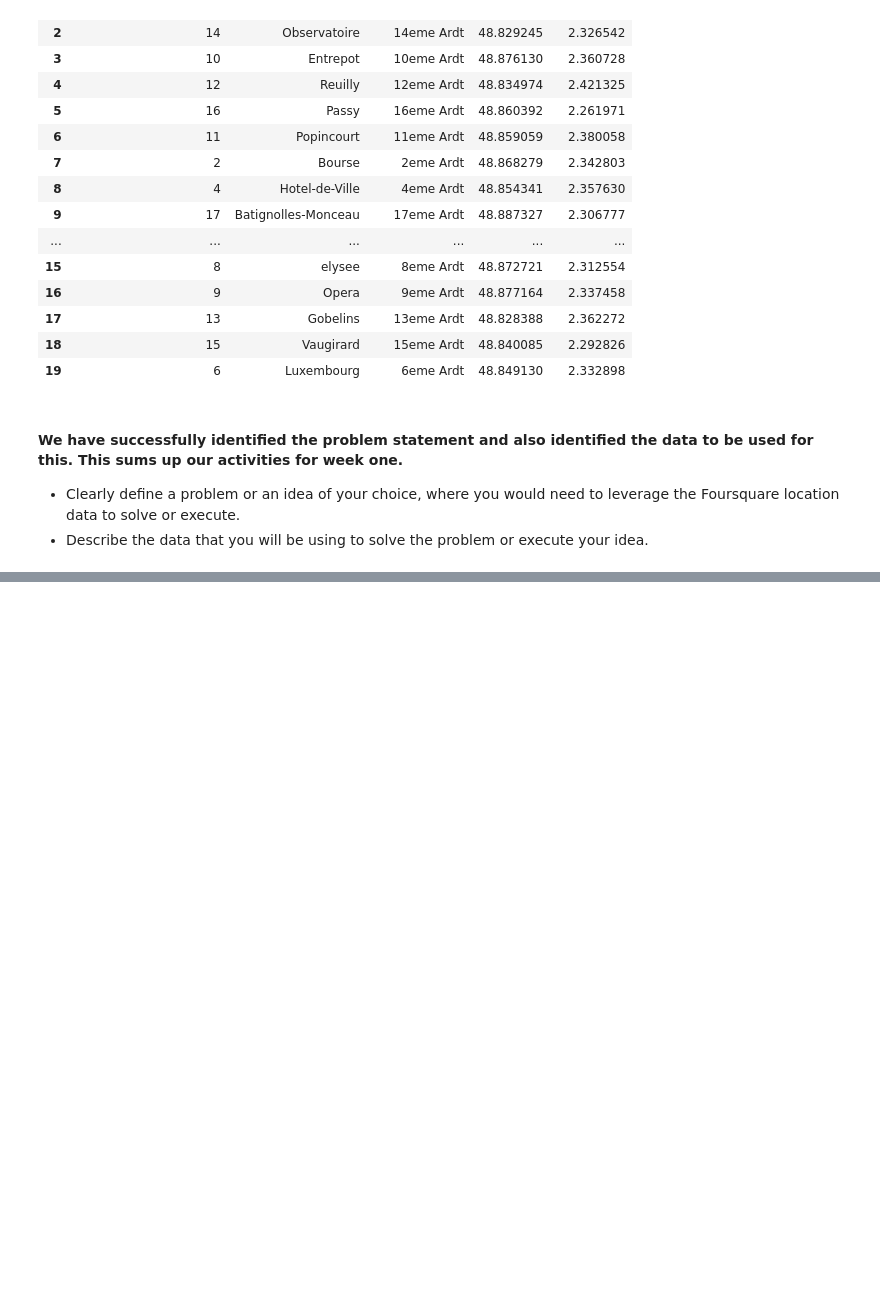
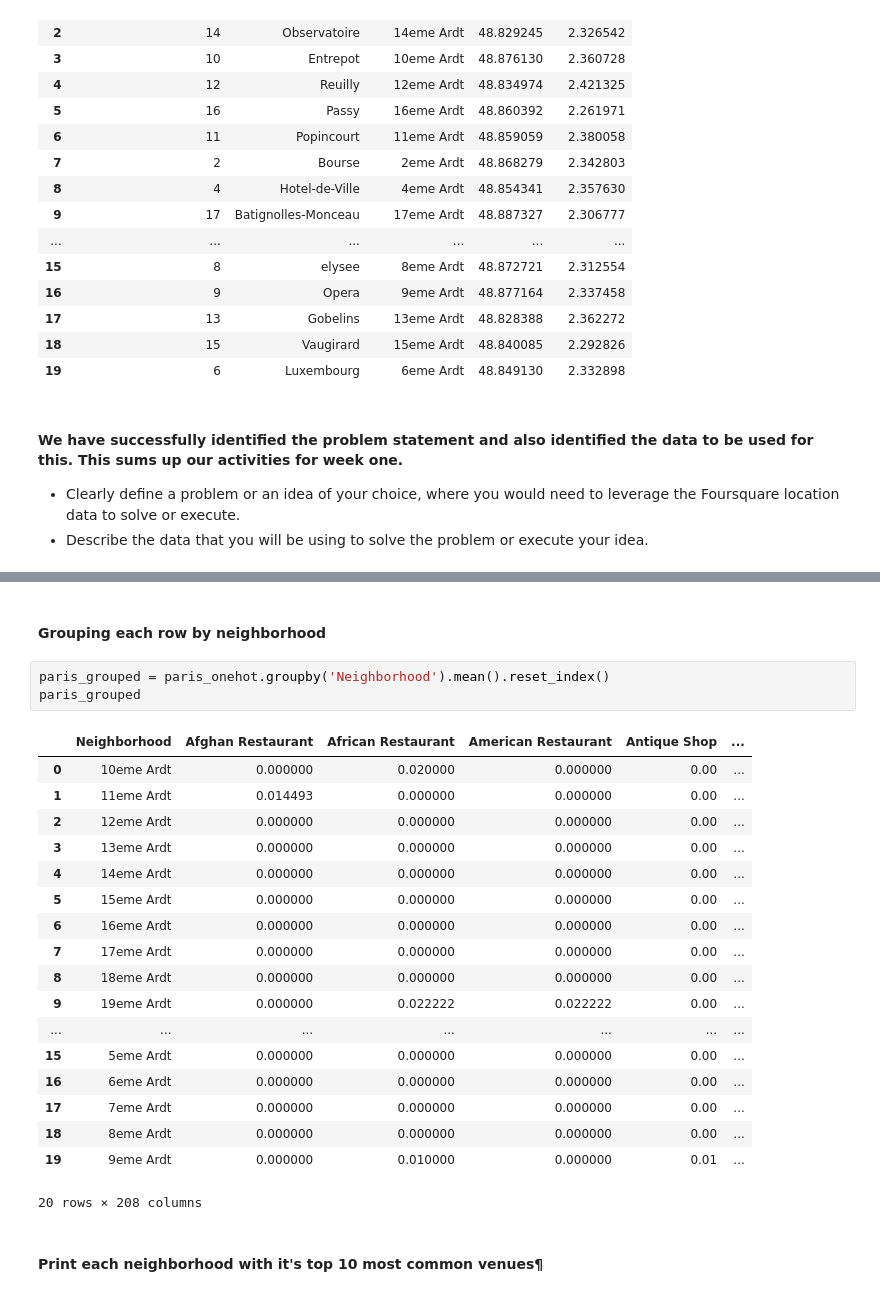
Before and after one commit to olaniyisinet/Coursera_Capstone, a Jupyter notebook: Capstone Project-Battle of Neighborhoods.ipynb, the cells around one changed output, grey strips where cells are left out. Saved outputs shown, nothing was run; the diff lists cells and outputs as text; blank space fills up the shorter version.

```diff
--- a/Capstone Project-Battle of Neighborhoods.ipynb
+++ b/Capstone Project-Battle of Neighborhoods.ipynb
@@ -179,0 +512,26 @@ paris
+# %% [markdown]
+#### Grouping each row by neighborhood
+# %%
+paris_grouped = paris_onehot.groupby('Neighborhood').mean().reset_index()
+paris_grouped
+# %% [output]
+|  | Neighborhood | Afghan Restaurant | African Restaurant | American Restaurant | Antique Shop | ... |
+| 0 | 10eme Ardt | 0.000000 | 0.020000 | 0.000000 | 0.00 | ... |
+| 1 | 11eme Ardt | 0.014493 | 0.000000 | 0.000000 | 0.00 | ... |
+| 2 | 12eme Ardt | 0.000000 | 0.000000 | 0.000000 | 0.00 | ... |
+| 3 | 13eme Ardt | 0.000000 | 0.000000 | 0.000000 | 0.00 | ... |
+| 4 | 14eme Ardt | 0.000000 | 0.000000 | 0.000000 | 0.00 | ... |
+| 5 | 15eme Ardt | 0.000000 | 0.000000 | 0.000000 | 0.00 | ... |
+| 6 | 16eme Ardt | 0.000000 | 0.000000 | 0.000000 | 0.00 | ... |
+| 7 | 17eme Ardt | 0.000000 | 0.000000 | 0.000000 | 0.00 | ... |
+| 8 | 18eme Ardt | 0.000000 | 0.000000 | 0.000000 | 0.00 | ... |
+| 9 | 19eme Ardt | 0.000000 | 0.022222 | 0.022222 | 0.00 | ... |
+| ... | ... | ... | ... | ... | ... | ... |
+| 15 | 5eme Ardt | 0.000000 | 0.000000 | 0.000000 | 0.00 | ... |
+| 16 | 6eme Ardt | 0.000000 | 0.000000 | 0.000000 | 0.00 | ... |
+| 17 | 7eme Ardt | 0.000000 | 0.000000 | 0.000000 | 0.00 | ... |
+| 18 | 8eme Ardt | 0.000000 | 0.000000 | 0.000000 | 0.00 | ... |
+| 19 | 9eme Ardt | 0.000000 | 0.010000 | 0.000000 | 0.01 | ... |
+20 rows × 208 columns
+# %% [markdown]
+#### Print each neighborhood with it's top 10 most common venues¶
```
Also changed, not shown: parts of 35 cells of this notebook.
